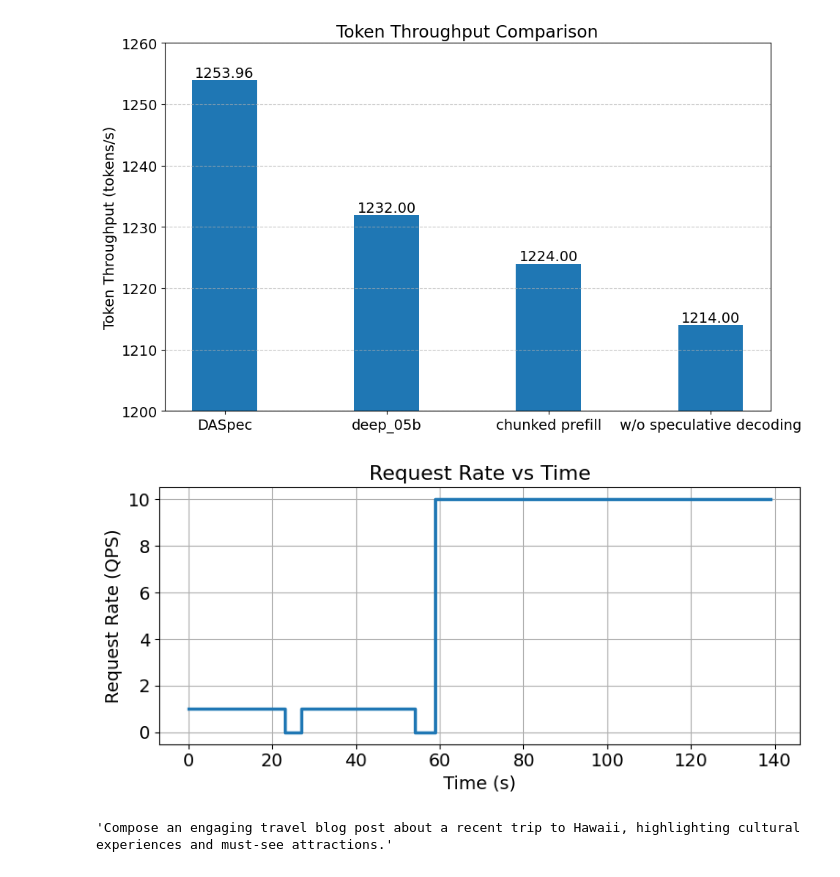
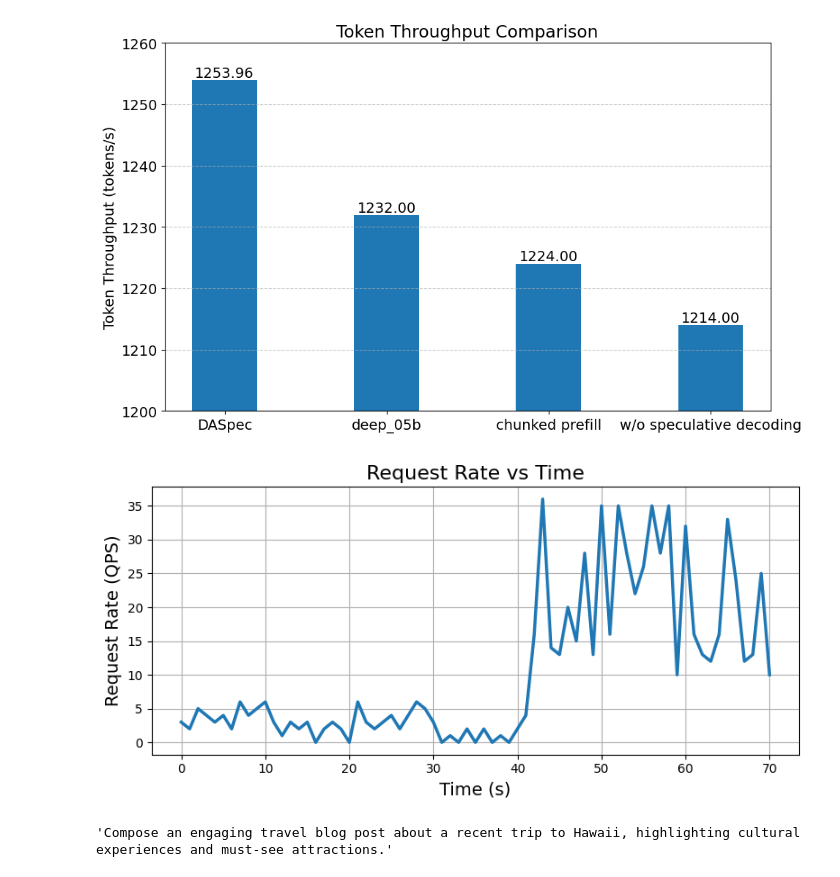
Before and after one commit to lihuahua123/vllm_speculative, a Jupyter notebook: exps/Untitled.ipynb, the cells around one changed output. Drawn from its saved outputs; the diff is of its cells as text; code cells hidden in the pictures.

```diff
--- a/exps/Untitled.ipynb
+++ b/exps/Untitled.ipynb
@@ -1456,36 +1458,78 @@ plt.show()
 # %% [output]
 [figure]
 # %%
-times = [23,4,27,5,80]
-qps = [1,0,1,0,10]
+# times = [23,4,27,5,80]
+# qps = [5,0,5,0,40]
+
+import random
+
+# 1s per segment, 40 segments
+times = [1] * 70
+
+# First 20s: QPS in [0, 5), all different from previous
+qps_first = [random.randint(0, 4)]
+for _ in range(10):
+    val = random.randint(2, 6)
+    while val == qps_first[-1]:
+        val = random.randint(2, 6)
+    qps_first.append(val)
+
+
+for _ in range(10):
+    val = random.randint(0, 4)
+    while val == qps_first[-1]:
+        val = random.randint(0, 4)
+    qps_first.append(val)
+
+for _ in range(10):
+    val = random.randint(2, 6)
+    while val == qps_first[-1]:
+        val = random.randint(2, 6)
+    qps_first.append(val)
+
+for _ in range(10):
+    val = random.randint(0, 2)
+    while val == qps_first[-1]:
+        val = random.randint(0, 2)
+    qps_first.append(val)
+
+# Next 20s: QPS in [0, 40), all different from previous
+qps_second = [random.randint(0, 39)]
+for _ in range(len(times)-len(qps_first)):
+    val = random.randint(10, 39)
+    while val == qps_second[-1]:
+        val = random.randint(10, 39)
+    qps_second.append(val)
+
+qps = qps_first + qps_second
 import matplotlib.pyplot as plt
 import numpy as np
 
 # 计算每段的起始时间点
 start_points = [0]
 for t in times[:-1]:
     start_points.append(start_points[-1] + t)
 
 # 创建x轴和y轴数据点
-x = []
-y = []
-for i in range(len(times)):
-    x.extend([start_points[i], start_points[i] + times[i]])
-    y.extend([qps[i], qps[i]])
+x = range(len(qps))#[]
+y = qps#[]
+# for i in range(len(times)):
+#     #x.extend([start_points[i], start_points[i] + times[i]])
+#     y.extend([qps[i], qps[i]])
 
 plt.figure(figsize=(8,4))  # 减小图片尺寸
 plt.plot(x, y, '-', linewidth=2.5)  # 增加线条粗细
 
 # 添加标签和标题
 plt.xlabel('Time (s)', fontsize=14)  # 增大字体
 plt.ylabel('Request Rate (QPS)', fontsize=14)  # 增大字体
 plt.title('Request Rate vs Time', fontsize=16)  # 增大标题字体
 
 plt.grid(True)
 plt.tight_layout()  # 减少边缘空白
 plt.show()
 # %% [output]
-[figure, old version]
+[figure, new version]
 # %%
 import json
 
```
Also changed, not shown: parts of 1 cell of this notebook, 23 other files.
